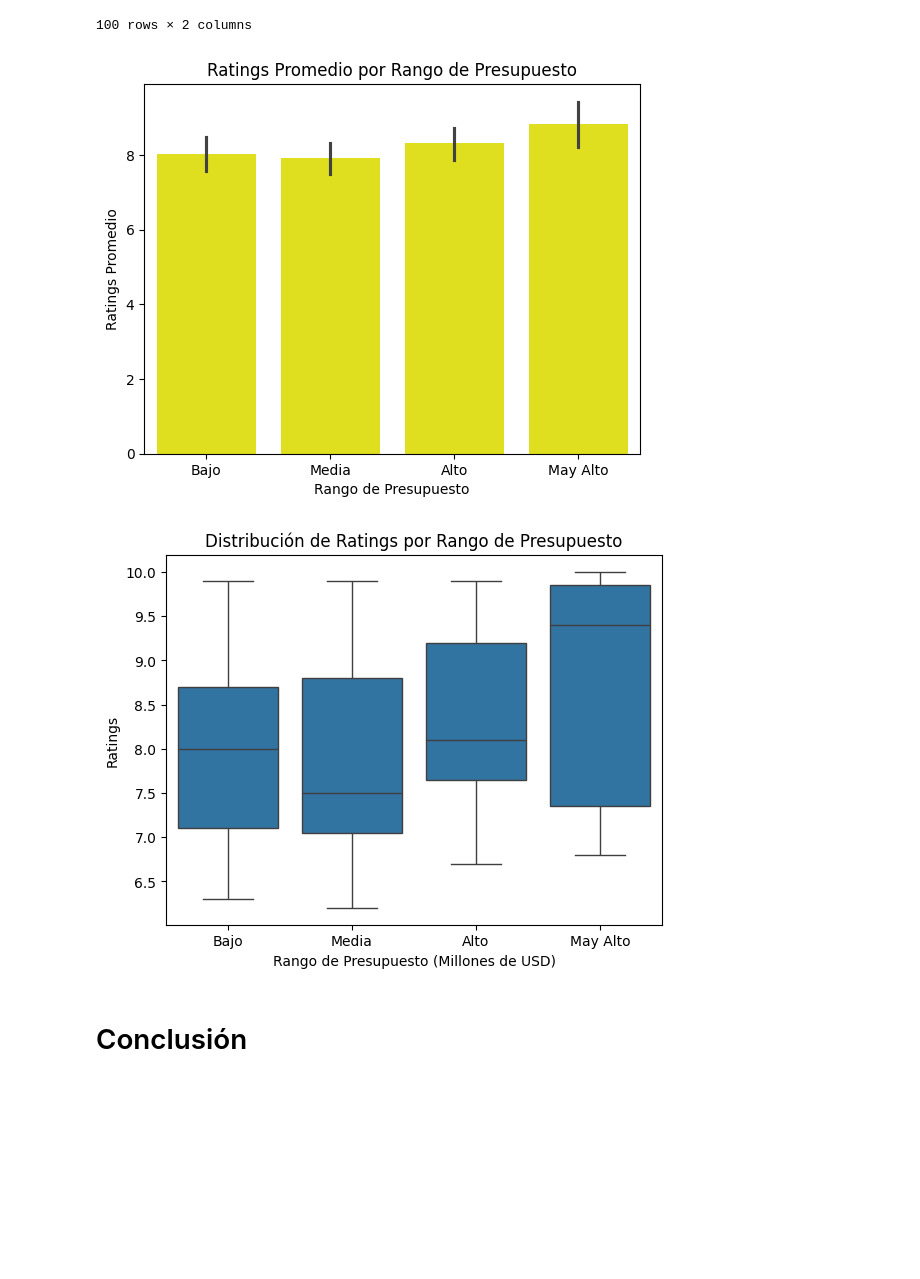
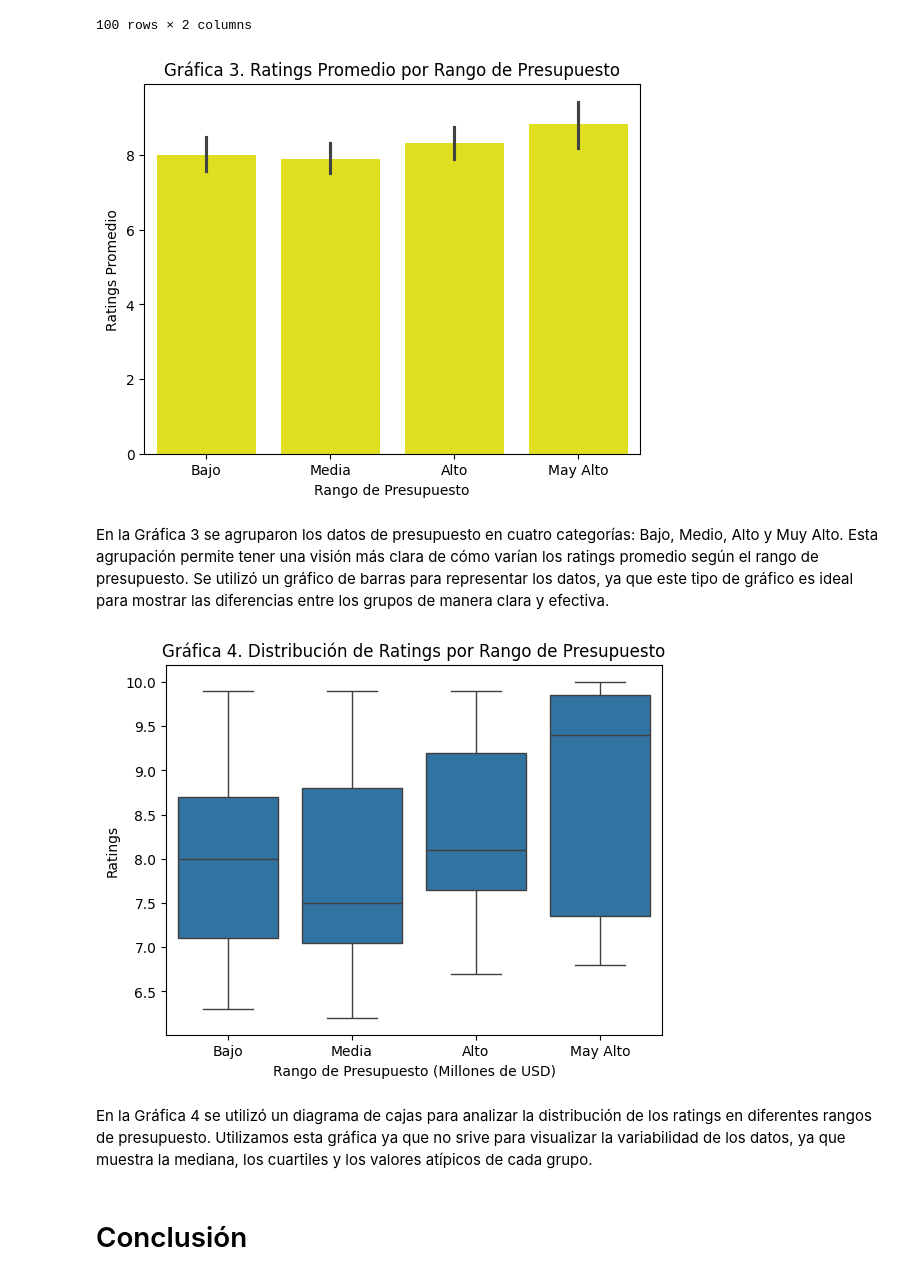
Before and after one commit to ChiaraBB-200/ACT_EDA, a Jupyter notebook: ACT_EDA.ipynb, the cells around one changed output. Drawn from its saved outputs; the diff is of its cells as text; code cells hidden in the pictures; blank space fills up the shorter version.

```diff
--- a/ACT_EDA.ipynb
+++ b/ACT_EDA.ipynb
@@ -107,19 +112,24 @@ import seaborn as sns
 sns.barplot(x='Budget Range', y='Ratings', data=anime, estimator='mean', color= 'yellow')
 plt.xlabel("Rango de Presupuesto")
 plt.ylabel("Ratings Promedio")
-plt.title("Ratings Promedio por Rango de Presupuesto")
+plt.title("Gráfica 3. Ratings Promedio por Rango de Presupuesto")
 plt.show()
 # %% [output]
-[figure, old version]
+[figure, new version]
+# %% [markdown]
+En la Gráfica 3 se agruparon los datos de presupuesto en cuatro categorías: Bajo, Medio, Alto y Muy Alto. Esta agrupación permite tener una visión más clara de cómo varían los ratings promedio según el rango de presupuesto.
+Se utilizó un gráfico de barras para representar los datos, ya que este tipo de gráfico es ideal para mostrar las diferencias entre los grupos de manera clara y efectiva.
 # %%
 import seaborn as sns
 sns.boxplot(x='Budget Range', y='Ratings', data=anime)
 plt.xlabel("Rango de Presupuesto (Millones de USD)")
 plt.ylabel("Ratings")
-plt.title("Distribución de Ratings por Rango de Presupuesto")
+plt.title("Gráfica 4. Distribución de Ratings por Rango de Presupuesto")
 plt.show()
 # %% [output]
-[figure, old version]
+[figure, new version]
+# %% [markdown]
+En la Gráfica 4 se utilizó un diagrama de cajas para analizar la distribución de los ratings en diferentes rangos de presupuesto. Utilizamos esta gráfica ya que no srive para visualizar la variabilidad de los datos, ya que muestra la mediana, los cuartiles y los valores atípicos de cada grupo.
 # %% [markdown]
 # Conclusión
 # %% [markdown]
```
Also changed, not shown: parts of 4 cells of this notebook.
